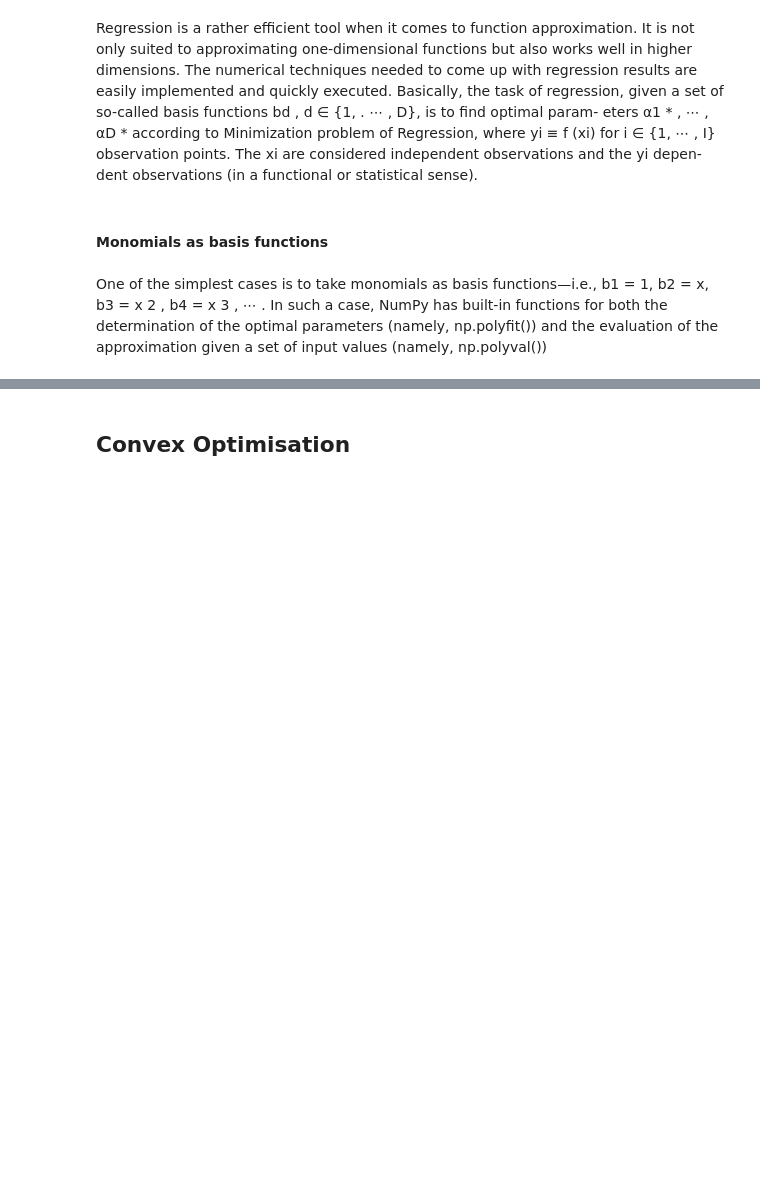
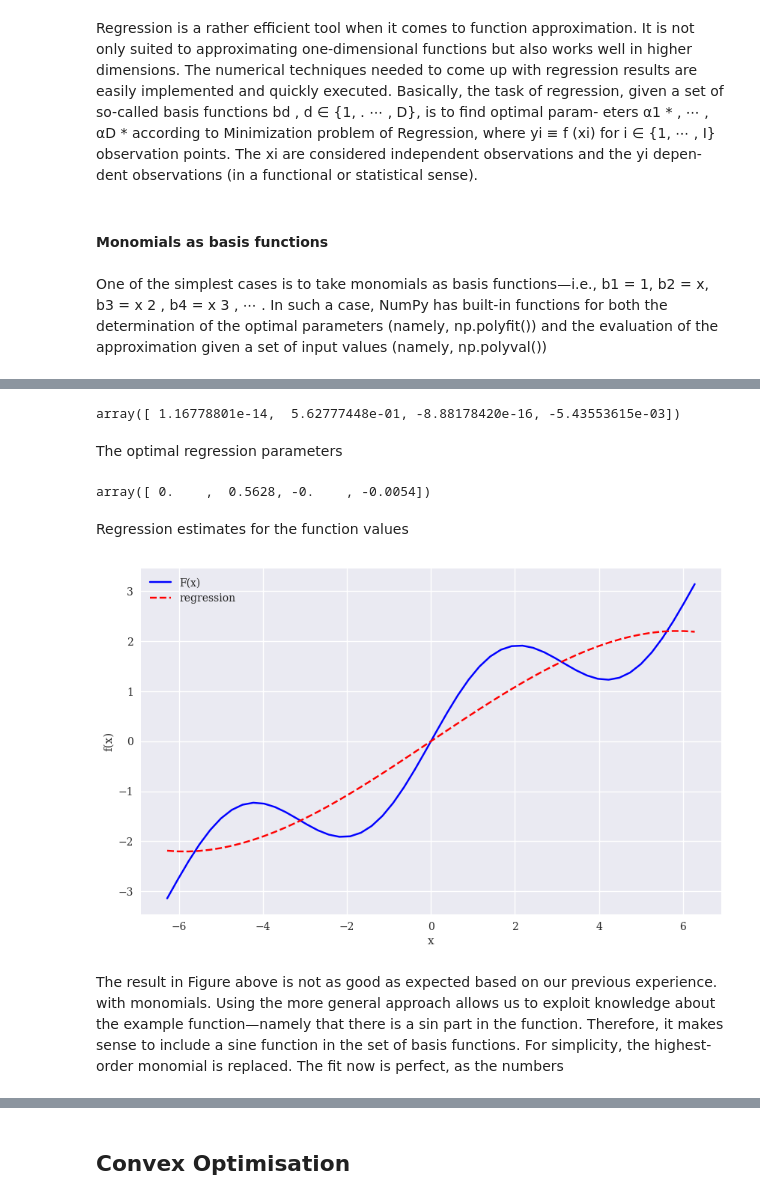
Before and after one commit to V-iitian/Algorithmic-Trading, a Jupyter notebook: Python for Finance/Chapter10Mathematicaltools.ipynb, the cells around one changed output, grey strips where cells are left out. Cells and saved outputs as stored; diff of their text form; code cells hidden in the pictures; blank space fills up the shorter version.

```diff
--- a/Python for Finance/Chapter10Mathematicaltools.ipynb
+++ b/Python for Finance/Chapter10Mathematicaltools.ipynb
@@ -94,0 +127,7 @@ create_plot([x,x],[f(x),ry],['b','r--'],['F(x)','regression'],['x','F(x)'])
+# %%
+matrix = np.zeros((3+1,len(x)))
+matrix[3,:] = x ** 3
+matrix[2,:] = x ** 2
+matrix[1,:] = x
+matrix[0,:] = 1
+matrix
@@ -94,0 +154,23 @@ create_plot([x,x],[f(x),ry],['b','r--'],['F(x)','regression'],['x','F(x)'])
+# %%
+reg = np.linalg.lstsq(matrix.T,f(x),rcond=None)[0]
+reg
+# %% [output]
+array([ 1.16778801e-14,  5.62777448e-01, -8.88178420e-16, -5.43553615e-03])
+# %% [markdown]
+The optimal regression parameters
+# %%
+reg.round(4)
+# %% [output]
+array([ 0.    ,  0.5628, -0.    , -0.0054])
+# %% [markdown]
+Regression estimates for the function values
+# %%
+ry = np.dot(reg,matrix)
+# %%
+create_plot([x,x],[f(x),ry],['b','r--'],['F(x)','regression'],['x','f(x)'])
+# %% [output]
+[figure, added]
+# %% [markdown]
+The result in Figure above is not as good as expected based on our previous experience.
+with monomials. Using the more general approach allows us to exploit knowledge
+about the example function—namely that there is a sin part in the function. Therefore, it makes sense to include a sine function in the set of basis functions. For simplicity, the highest-order monomial is replaced. The fit now is perfect, as the numbers
```
Also changed, not shown: parts of 58 cells of this notebook, 1 other file.
